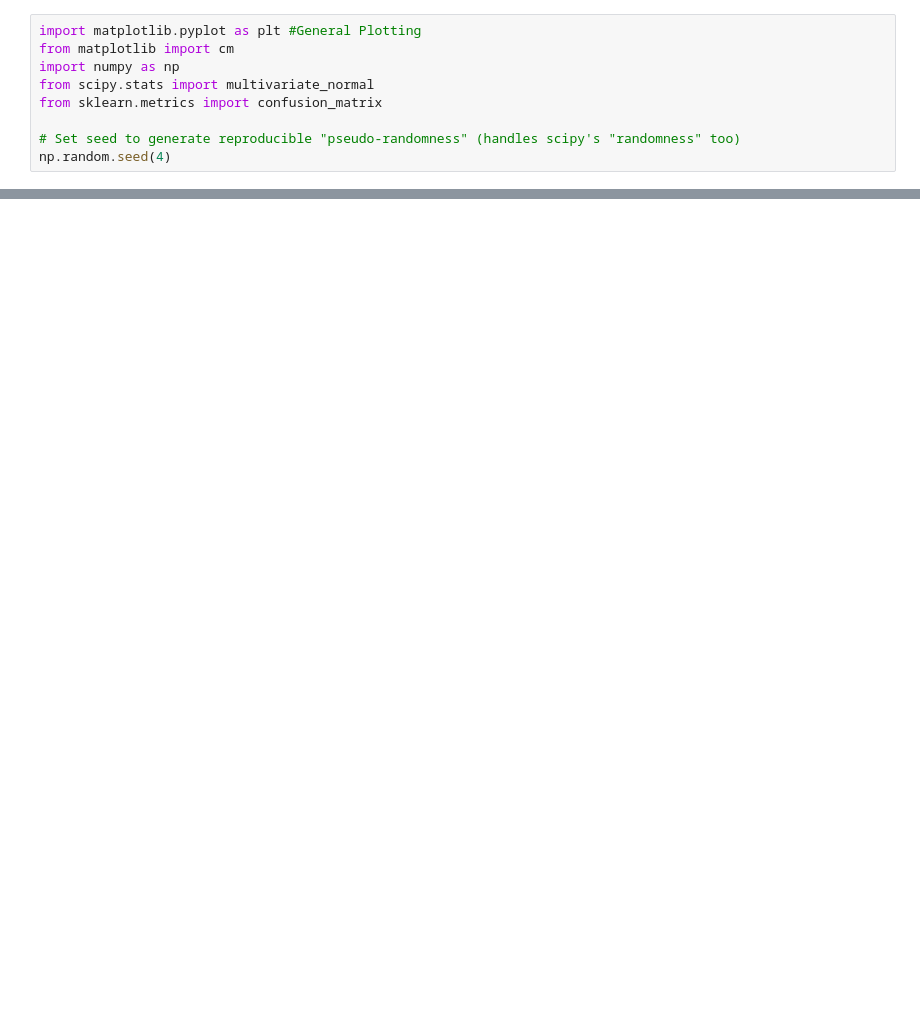
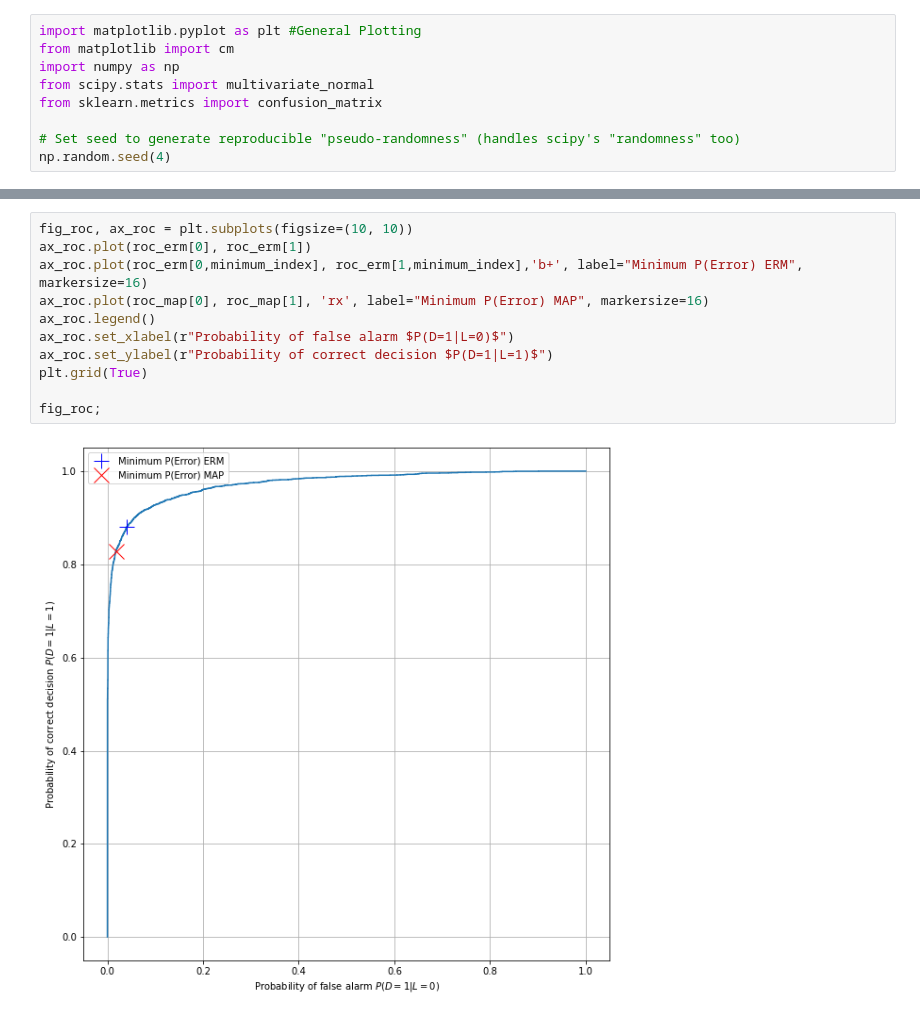
Before and after one commit to meuliano/EECE5644, a Jupyter notebook: HW1/euliano_eece5644_hw1.ipynb, the cells around one changed output, grey strips where cells are left out. Saved outputs shown, nothing was run; the diff lists cells and outputs as text; blank space fills up the shorter version.

```diff
--- a/HW1/euliano_eece5644_hw1.ipynb
+++ b/HW1/euliano_eece5644_hw1.ipynb
@@ -462,0 +253,13 @@ Theor eti cal Eror
+# %%
+fig_roc, ax_roc = plt.subplots(figsize=(10, 10))
+ax_roc.plot(roc_erm[0], roc_erm[1])
+ax_roc.plot(roc_erm[0,minimum_index], roc_erm[1,minimum_index],'b+', label="Minimum P(Error) ERM", markersize=16)
+ax_roc.plot(roc_map[0], roc_map[1], 'rx', label="Minimum P(Error) MAP", markersize=16)
+ax_roc.legend()
+ax_roc.set_xlabel(r"Probability of false alarm $P(D=1|L=0)$")
+ax_roc.set_ylabel(r"Probability of correct decision $P(D=1|L=1)$")
+plt.grid(True)
+
+fig_roc;
+# %% [output]
+[figure, added]
```
Also changed, not shown: parts of 12 cells of this notebook.
